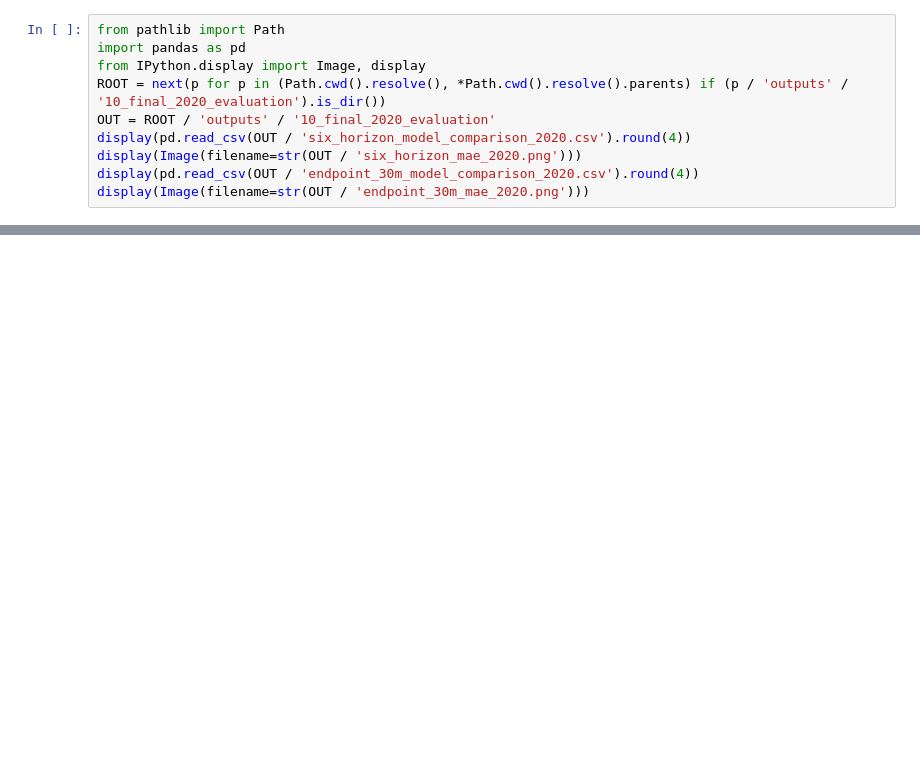
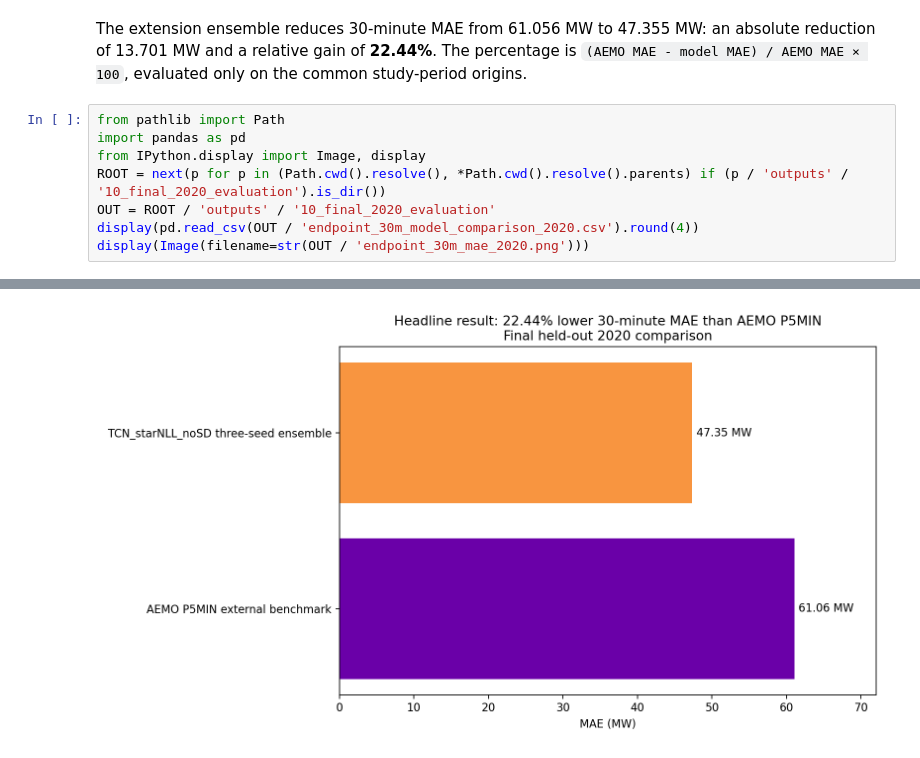
Before and after one commit to cruss19/qld-energy-rr, a Jupyter notebook: notebooks/10_final_2020_evaluation.ipynb, the cells around one changed output, grey strips where cells are left out. Saved outputs shown, nothing was run; the diff lists cells and outputs as text; blank space fills up the shorter version.

Commit message:
Report final no-SD ensemble against AEMO

```diff
--- a/notebooks/10_final_2020_evaluation.ipynb
+++ b/notebooks/10_final_2020_evaluation.ipynb
@@ -47,10 +18,11 @@ NLL is comparable only among models with an explicit predictive density. CRPS is
+# %% [markdown]
+The extension ensemble reduces 30-minute MAE from 61.056 MW to 47.355 MW: an absolute reduction of 13.701 MW and a relative gain of **22.44%**. The percentage is `(AEMO MAE - model MAE) / AEMO MAE × 100`, evaluated only on the common study-period origins.
 # %%
 from pathlib import Path
 import pandas as pd
 from IPython.display import Image, display
 ROOT = next(p for p in (Path.cwd().resolve(), *Path.cwd().resolve().parents) if (p / 'outputs' / '10_final_2020_evaluation').is_dir())
 OUT = ROOT / 'outputs' / '10_final_2020_evaluation'
-display(pd.read_csv(OUT / 'six_horizon_model_comparison_2020.csv').round(4))
-display(Image(filename=str(OUT / 'six_horizon_mae_2020.png')))
 display(pd.read_csv(OUT / 'endpoint_30m_model_comparison_2020.csv').round(4))
 display(Image(filename=str(OUT / 'endpoint_30m_mae_2020.png')))
+# %% [output]
@@ -56,0 +32 @@ display(Image(filename=str(OUT / 'endpoint_30m_mae_2020.png')))
+[figure, added]
```
Also changed, not shown: parts of 8 cells of this notebook, 16 other files.
